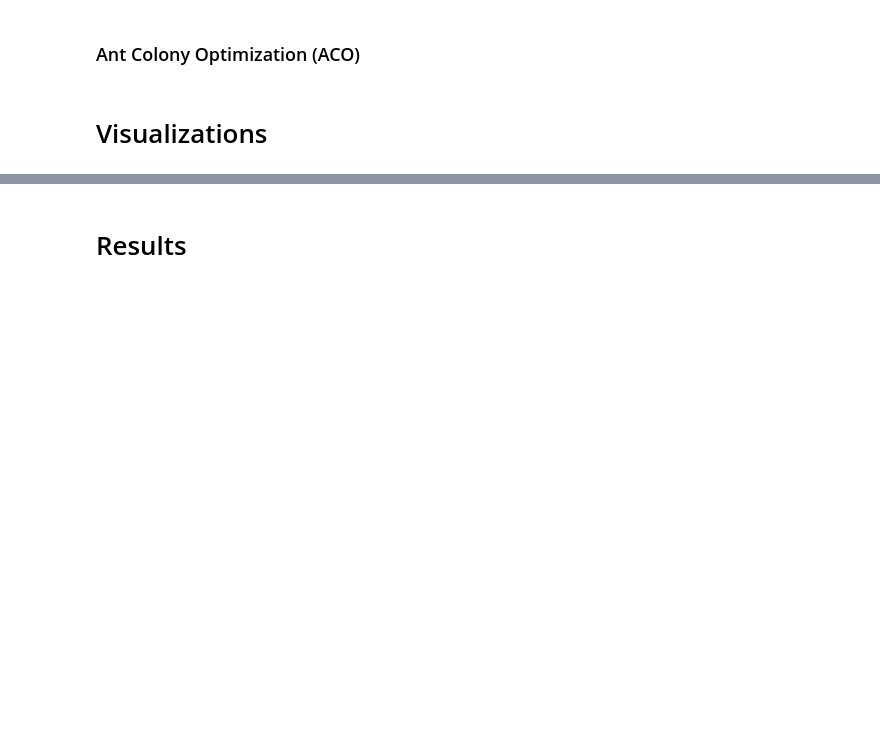
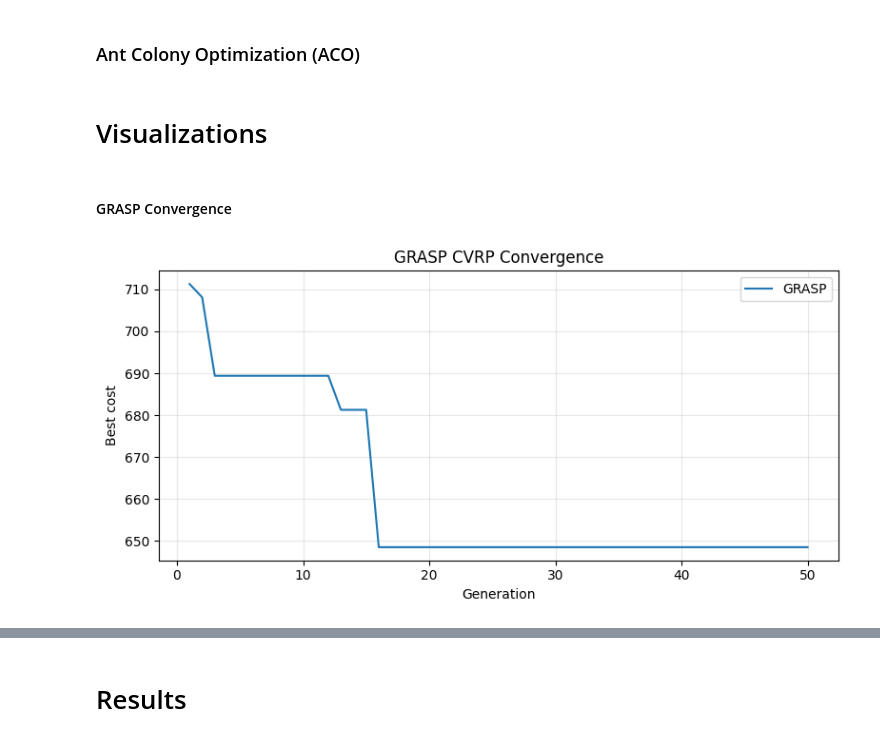
Before and after one commit to giustacchini/iops-aco, a Jupyter notebook: iops-aco-giustacchini-kutny.ipynb, the cells around one changed output, grey strips where cells are left out. Cells and saved outputs as stored; diff of their text form; code cells hidden in the pictures; blank space fills up the shorter version.

Commit message:
visualisatoin

```diff
--- a/iops-aco-giustacchini-kutny.ipynb
+++ b/iops-aco-giustacchini-kutny.ipynb
@@ -529,3 +529,50 @@ class AcoSolver(SolverBase):
         pass
 # %% [markdown]
 # Visualizations
+# %%
+def plot_convergence(histories: dict[str, list[float]], title: str = "Convergence"):
+    """Plot convergence curves. histories: {label: list_of_best_costs}."""
+    fig, ax = plt.subplots(figsize=(8, 4))
+    for label, h in histories.items():
+        ax.plot(range(1, len(h) + 1), h, label=label)
+    ax.set_xlabel("Generation")
+    ax.set_ylabel("Best cost")
+    ax.set_title(title)
+    ax.legend()
+    ax.grid(True, alpha=0.3)
+    plt.tight_layout()
+    plt.show()
+
+def plot_routes(routes: Solution, instance: CvrpInstance, title: str = "Routes"):
+    """Plot routes on a 2D map with depot and customers."""
+    fig, ax = plt.subplots(figsize=(8, 8))
+    cmap = plt.colormaps.get_cmap("tab20").resampled(len(routes))
+
+    for idx, route in enumerate(routes):
+        nodes = np.concatenate(([0], route, [0]))
+        coords = instance.coords[nodes]
+        ax.plot(coords[:, 0], coords[:, 1], '-o', color=cmap(idx),
+                markersize=4, linewidth=1.2, label=f"Route {idx + 1}")
+
+    # depot
+    ax.plot(instance.coords[0, 0], instance.coords[0, 1], 's', color='red',
+            markersize=10, zorder=5, label="Depot")
+
+    # customer labels
+    for i in range(1, instance.coords.shape[0]):
+        ax.annotate(str(i), instance.coords[i], fontsize=6, ha='center', va='bottom')
+
+    ax.set_title(title)
+    ax.set_xlabel("x")
+    ax.set_ylabel("y")
+    ax.grid(True, alpha=0.3)
+    if len(routes) <= 12:
+        ax.legend(fontsize=7, loc="best")
+    plt.tight_layout()
+    plt.show()
+# %% [markdown]
+#### GRASP Convergence
+# %%
+plot_convergence({"GRASP": cvrp_history}, title="GRASP CVRP Convergence")
+# %% [output]
+[figure, added]
```
Also changed, not shown: parts of 4 cells of this notebook.
